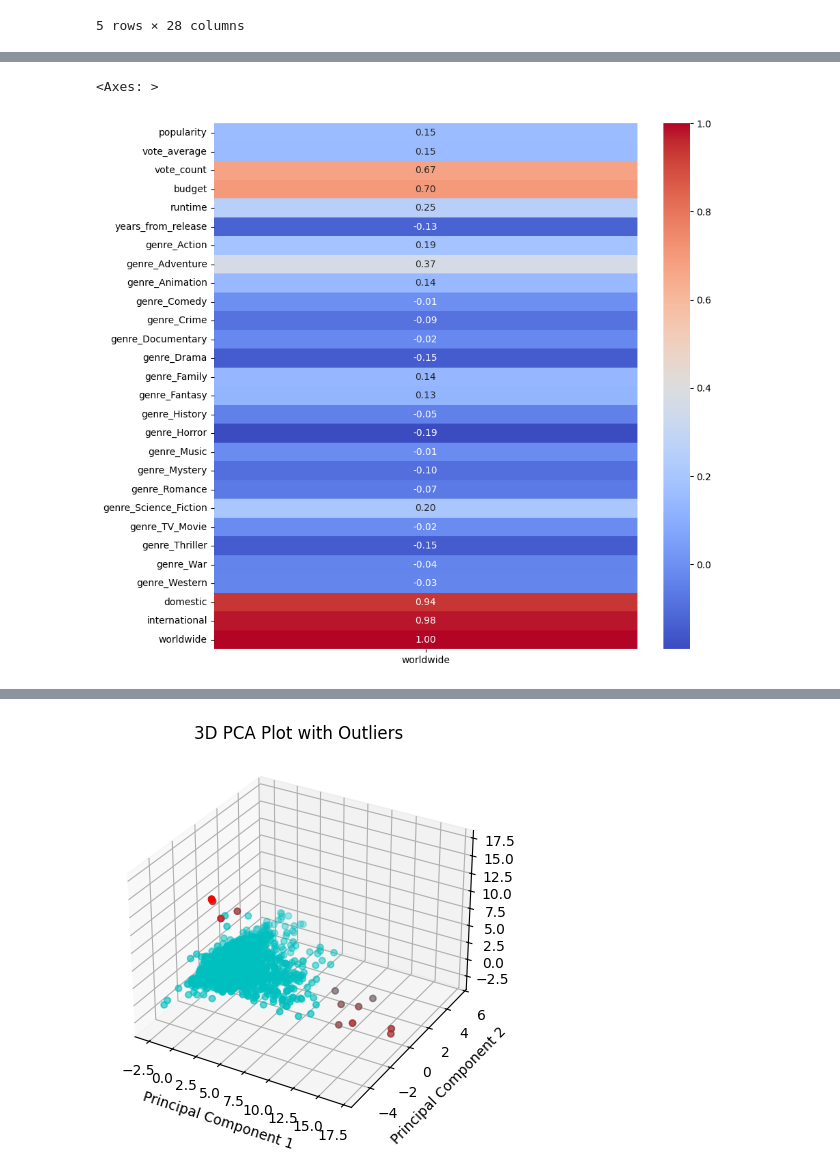
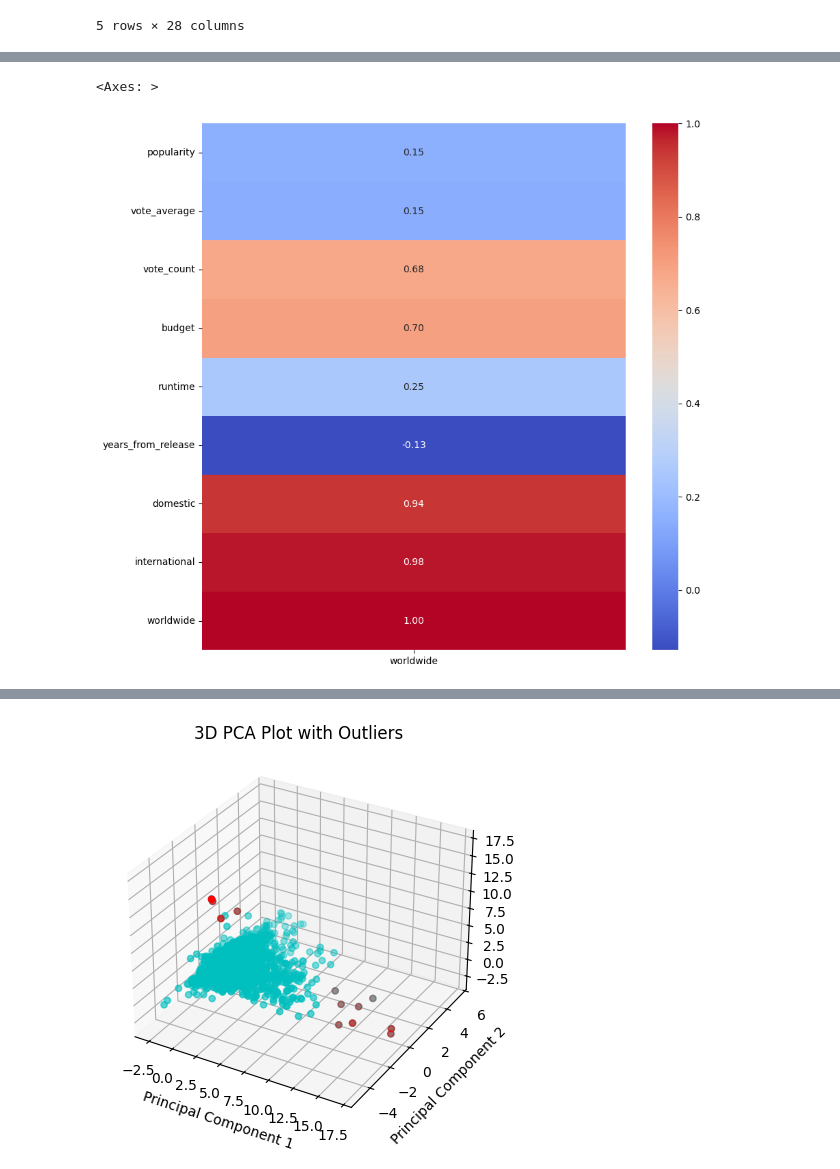
Before and after one commit to minhnhat-nguyen/HCMUS-Movie-Analytics, a Jupyter notebook: notebook/EDA.ipynb, the cells around one changed output, grey strips where cells are left out. Saved outputs shown, nothing was run; the diff lists cells and outputs as text; code cells hidden in the pictures.

```diff
--- a/notebook/EDA.ipynb
+++ b/notebook/EDA.ipynb
@@ -81,6 +81,7 @@ numerical_data.describe()
 # %%
 plt.figure(figsize=(10, 10))
-sns.heatmap(numerical_data.corr(method ='pearson')['worldwide'].to_frame(), annot=True, cmap='coolwarm', fmt='.2f')
+data = numerical_data[['popularity', 'vote_average', 'vote_count', 'budget', 'runtime', 'years_from_release', 'domestic', 'international', 'worldwide']]
+sns.heatmap(data.corr(method ='pearson')['worldwide'].to_frame(), annot=True, cmap='coolwarm', fmt='.2f')
 # %% [output]
 <Axes: >
-[figure, old version]
+[figure, new version]
```
Also changed, not shown: parts of 4 cells of this notebook, 2 other files.
